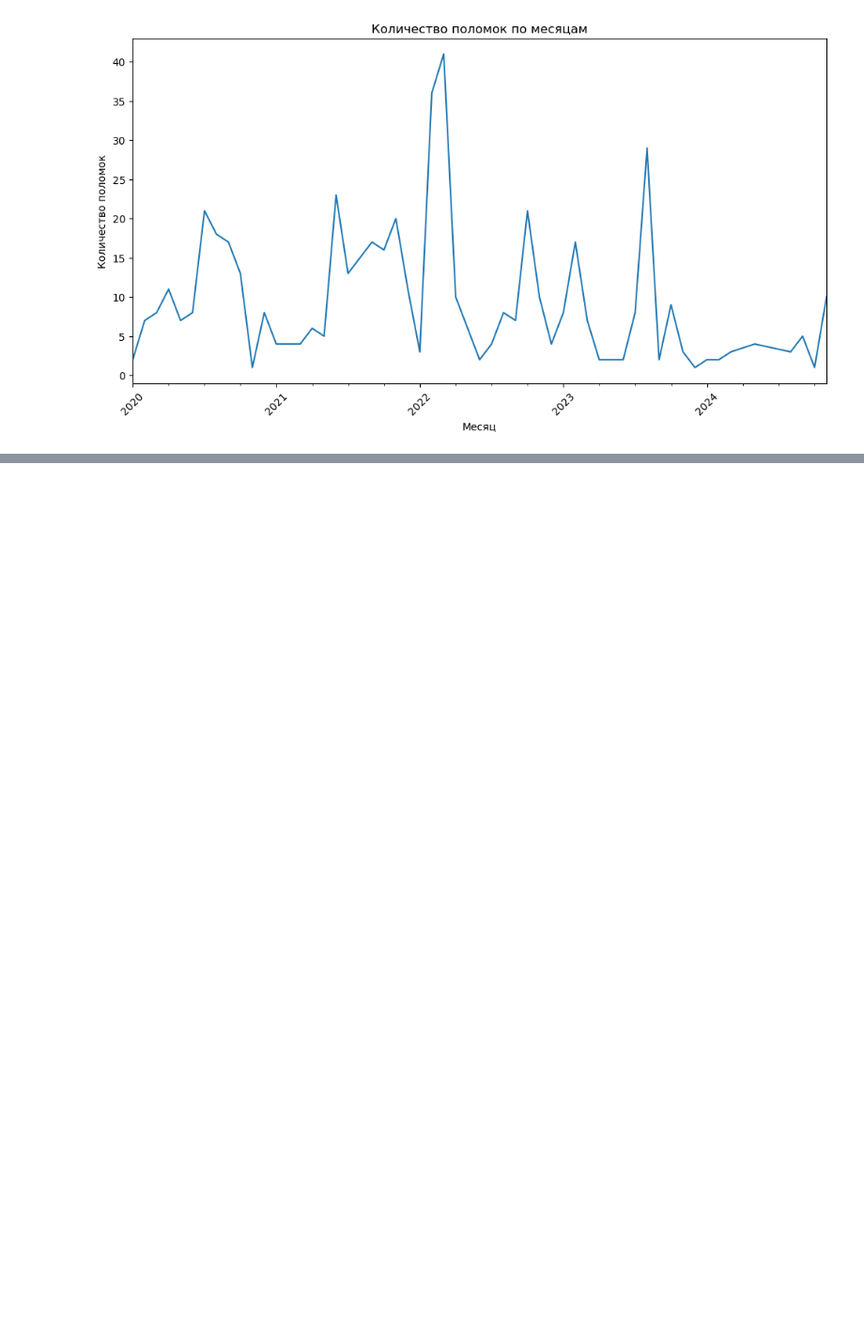
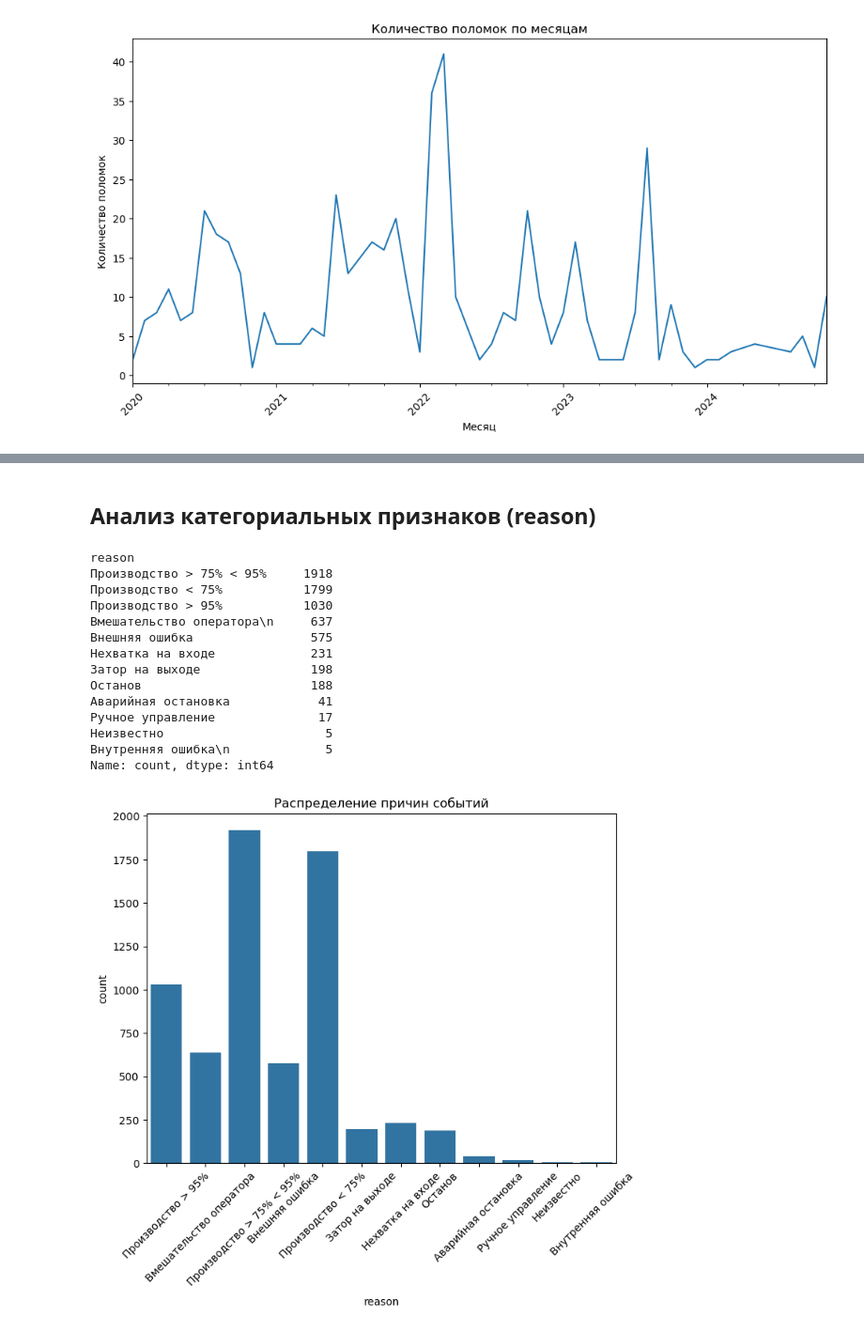
Before and after one commit to MaximIgitov/baltika_hack, a Jupyter notebook: EDA.ipynb, the cells around one changed output, grey strips where cells are left out. Shown: that part at 94% size. Cells and saved outputs as stored; diff of their text form; code cells hidden in the pictures; blank space fills up the shorter version.

```diff
--- a/EDA.ipynb
+++ b/EDA.ipynb
@@ -150,0 +242,25 @@ plt.show()
+# %% [markdown]
+## Анализ категориальных признаков (reason)
+# %%
+print(sensors_july_df['reason'].value_counts())
+plt.figure(figsize=(8, 6))
+sns.countplot(x='reason', data=sensors_july_df)
+plt.title('Распределение причин событий')
+plt.xticks(rotation=45)
+plt.show()
+# %% [output]
+reason
+Производство > 75% < 95%     1918
+Производство < 75%           1799
+Производство > 95%           1030
+Вмешательство оператора\n     637
+Внешняя ошибка                575
+Нехватка на входе             231
+Затор на выходе               198
+Останов                       188
+Аварийная остановка            41
+Ручное управление              17
+Неизвестно                      5
+Внутренняя ошибка\n             5
+Name: count, dtype: int64
+[figure, added]
```
Also changed, not shown: parts of 32 cells of this notebook.
